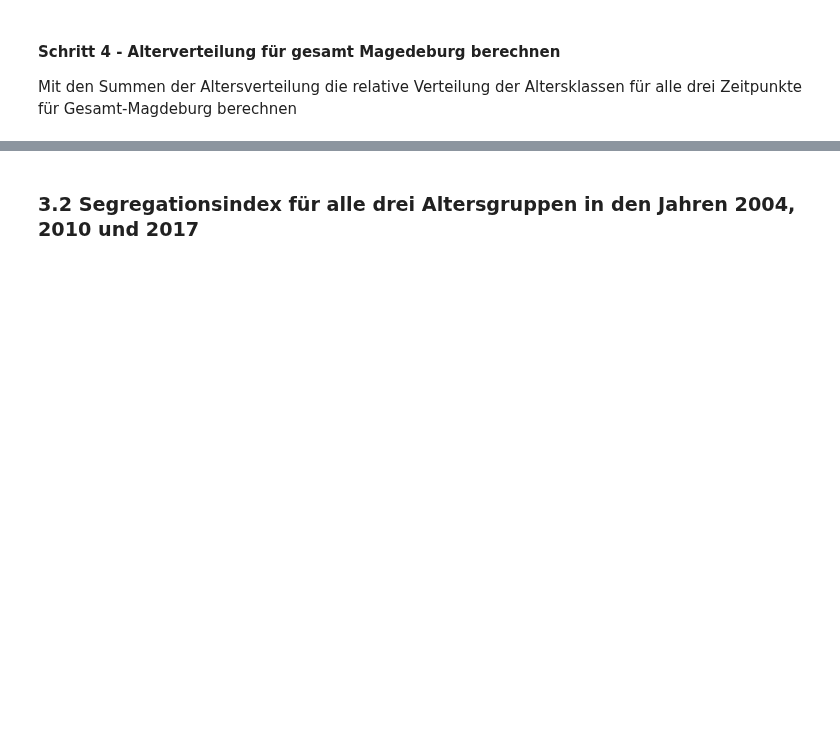
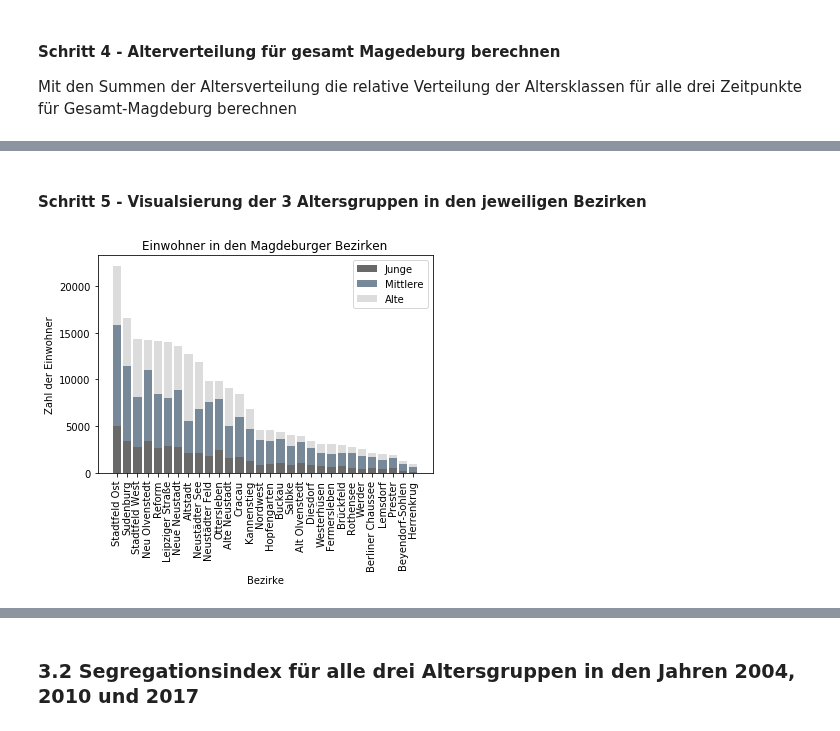
Before and after one commit to tschroeder10961/datascience-urban-segregation, a Jupyter notebook: GruppeA/Gruppe A Jupyter.ipynb, the cells around one changed output, grey strips where cells are left out. Saved outputs shown, nothing was run; the diff lists cells and outputs as text; code cells hidden in the pictures; blank space fills up the shorter version.

Commit message:
Add files via upload
Diagramme in Schritt 3.6 ergänzt

```diff
--- a/GruppeA/Gruppe A Jupyter.ipynb
+++ b/GruppeA/Gruppe A Jupyter.ipynb
@@ -408,0 +409,20 @@ Im Jahr 2017 betrugt der Anteil Personen unter 15 Jahren: 24.03%. Der Anteil Per
+# %% [markdown]
+#### Schritt 5 - Visualsierung der 3 Altersgruppen in den jeweiligen Bezirken
+# %%
+import matplotlib.pyplot as plt
+
+junge = magdeb007.sort_values('EW_2004',ascending=False)["J_AW_2004"]
+mittlere = magdeb007.sort_values('EW_2004',ascending=False)['MA_AW_2004']
+alte = magdeb007.sort_values('EW_2004',ascending=False)['A_AW_2004']
+
+serie1 = plt.bar(range(len(magdeb007)), junge, color='DimGrey')
+serie2 = plt.bar(range(len(magdeb007)), mittlere, bottom=junge, color='LightSlateGray')
+serie3 = plt.bar(range(len(magdeb007)), alte, bottom=junge+mittlere, color='Gainsboro')
+plt.xticks(range(len(magdeb007)), magdeb007.sort_values('EW_2004',ascending=False)['STD_name'], rotation=90)
+plt.title('Einwohner in den Magdeburger Bezirken')
+plt.xlabel('Bezirke')
+plt.ylabel('Zahl der Einwohner')
+plt.legend((serie1,serie2,serie3), ('Junge','Mittlere','Alte'))
+plt.show()
+# %% [output]
+[figure, added]
```
Also changed, not shown: parts of 10 cells of this notebook.
